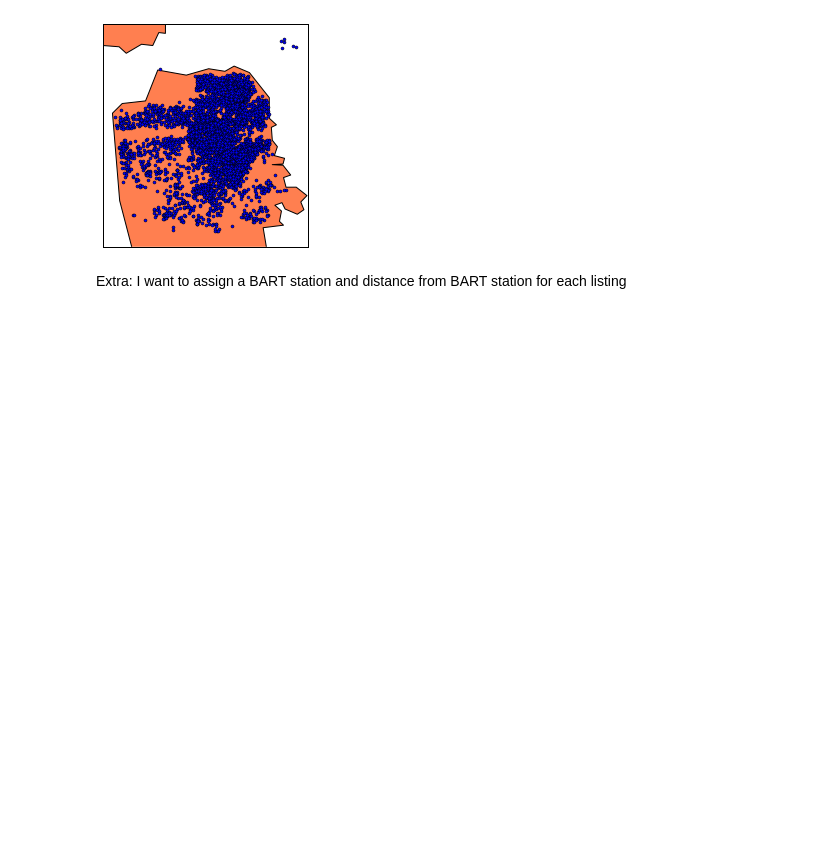
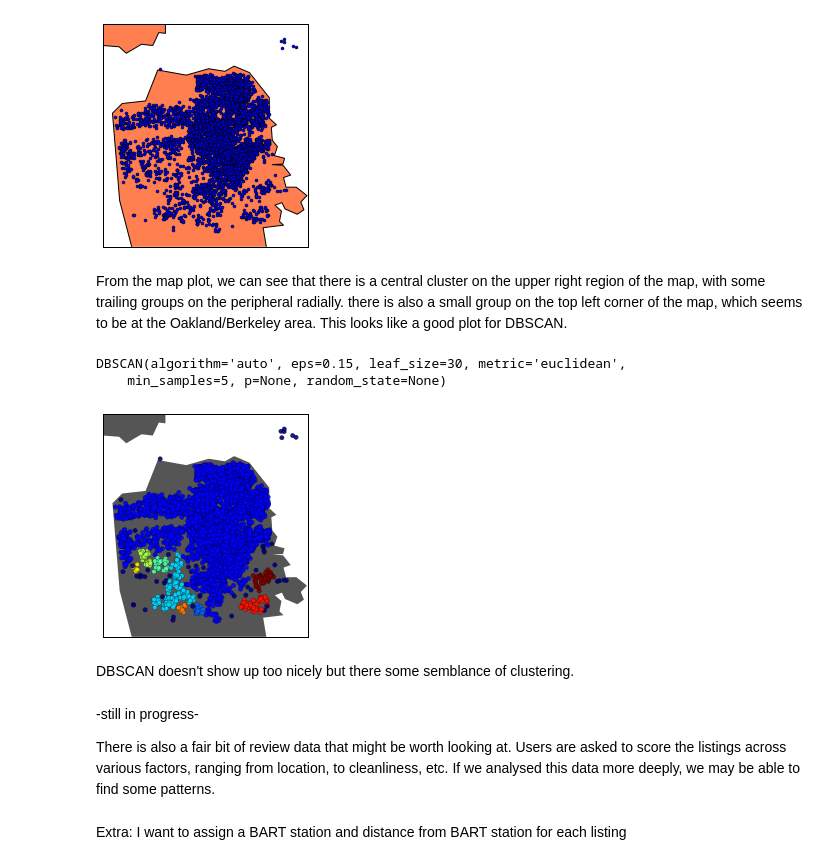
Before and after one commit to misrab/homework, a Jupyter notebook: tonyktan/data science project/airbnb-nonkaggle/AirbnbNK-Part2.ipynb, the cells around one changed output. Saved outputs shown, nothing was run; the diff lists cells and outputs as text; code cells hidden in the pictures; blank space fills up the shorter version.

Commit message:
add clustering for airbnb v2 part 2

```diff
--- a/tonyktan/data science project/airbnb-nonkaggle/AirbnbNK-Part2.ipynb
+++ b/tonyktan/data science project/airbnb-nonkaggle/AirbnbNK-Part2.ipynb
@@ -220,6 +222,35 @@ map.plot(x, y, 'bo', markersize=3)
 plt.show()
 # %% [output]
 [figure]
+# %% [markdown]
+From the map plot, we can see that there is a central cluster on the upper right region of the map, with some trailing groups on the peripheral radially. there is also a small group on the top left corner of the map, which seems to be at the Oakland/Berkeley area. This looks like a good plot for DBSCAN.
+# %%
+from sklearn.cluster import DBSCAN
+db = DBSCAN(eps=.15, min_samples=5)
+X = listings2_latlong[['longitude', 'latitude']]
+from sklearn.preprocessing import StandardScaler
+scaler = StandardScaler()
+X_scaled = scaler.fit_transform(X)
+db.fit(X_scaled)
+# %% [output]
+DBSCAN(algorithm='auto', eps=0.15, leaf_size=30, metric='euclidean',
+    min_samples=5, p=None, random_state=None)
+# %%
+listings2_latlong['dbscan_clusters'] = db.labels_
+# %%
+map.fillcontinents(color='#555555')
+
+map.scatter(x, y, c=listings2_latlong.dbscan_clusters, marker='o', lw=0.25,
+            alpha=0.9, zorder=2)
+plt.show()
+# %% [output]
+[figure, added]
+# %% [markdown]
+DBSCAN doesn't show up too nicely but there some semblance of clustering.
+# %% [markdown]
+-still in progress-
+
+There is also a fair bit of review data that might be worth looking at. Users are asked to score the listings across various factors, ranging from location, to cleanliness, etc. If we analysed this data more deeply, we may be able to find some patterns.
 # %%
 listings2_price_review = listings2[[
  'price',
```
Also changed, not shown: parts of 3 cells of this notebook.
